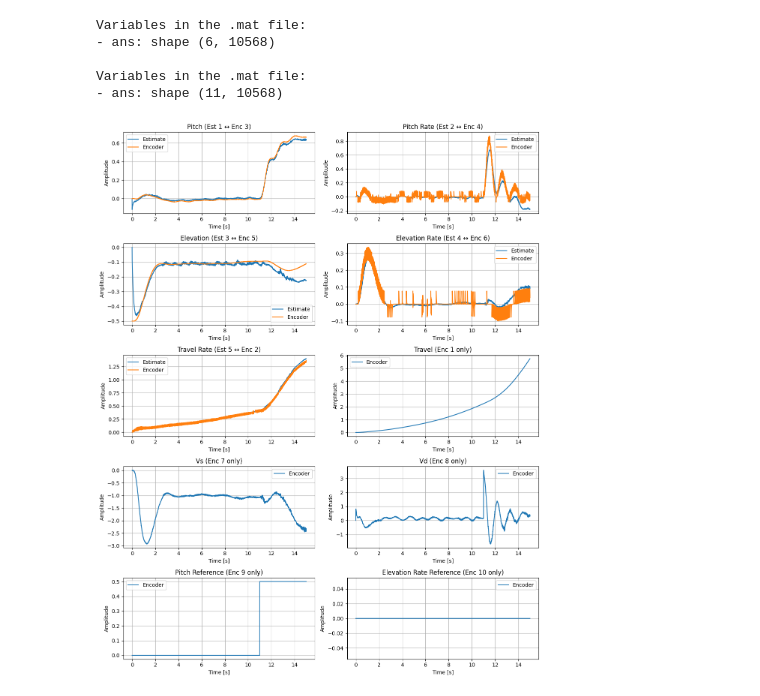
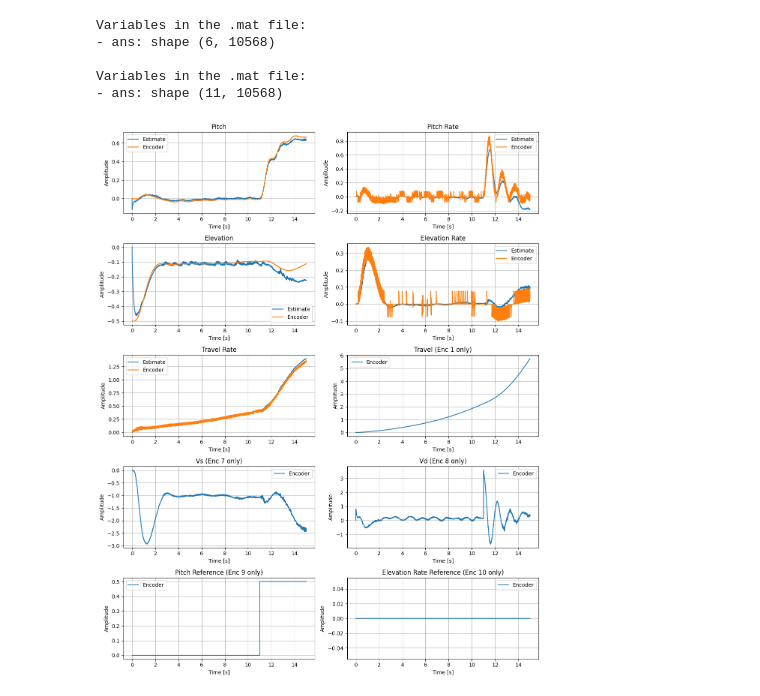
Before and after one commit to LarsL123/TTK4115_Linear-System-Theory, a Jupyter notebook: data/lab3/plots luenberger.ipynb, the cells around one changed output. Drawn from its saved outputs; the diff is of its cells as text; code cells hidden in the pictures.

```diff
--- a/data/lab3/plots luenberger.ipynb
+++ b/data/lab3/plots luenberger.ipynb
@@ -114,7 +114,7 @@ for est_idx, enc_idx in MAPPING.items():
     ax.plot(time_enc[mask_enc], enc_signal, label="Encoder")
 
     title = LABELS.get(est_idx, f"Signal {est_idx}")
-    ax.set_title(title + f" (Est {est_idx} ↔ Enc {enc_idx})")
+    ax.set_title(title) #+ f" (Est {est_idx} ↔ Enc {enc_idx})"
 
     ax.set_xlabel("Time [s]")
     ax.set_ylabel("Amplitude")
@@ -286,7 +286,7 @@ for est_idx, enc_idx in MAPPING.items():
     ax.plot(time_enc[mask_enc], enc_signal, label="Encoder")
 
     title = LABELS.get(est_idx, f"Signal {est_idx}")
-    ax.set_title(title + f" (Est {est_idx} ↔ Enc {enc_idx})")
+    ax.set_title(title) #+ f" (Est {est_idx} ↔ Enc {enc_idx})"
 
     ax.set_xlabel("Time [s]")
     ax.set_ylabel("Amplitude")
@@ -316,31 +316,31 @@ for est_idx, enc_idx in MAPPING.items():
 
 # -----------------------------------------------------------
 # 3) Plot encoder-only signals
 # -----------------------------------------------------------
 
 for enc_idx in unmatched_enc:
     ax = axes[plot_i]
 
     enc_signal = enc[enc_idx, mask_enc]
     ax.plot(time_enc[mask_enc], enc_signal, label="Encoder")
 
     title = ENCODER_LABELS.get(enc_idx, f"Signal {enc_idx}")
 
     ax.set_title(title + f" (Enc {enc_idx} only)")
 
     ax.set_xlabel("Time [s]")
     ax.set_ylabel("Amplitude")
     ax.grid(True)
     ax.legend()
 
     plot_i += 1
 
 plt.tight_layout()
 plt.show()
 # %% [output]
 Variables in the .mat file:
 - ans: shape (6, 10568)
 
 Variables in the .mat file:
 - ans: shape (11, 10568)
-[figure, old version]
+[figure, new version]
```
Also changed, not shown: parts of 1 cell of this notebook, 4 other files.
